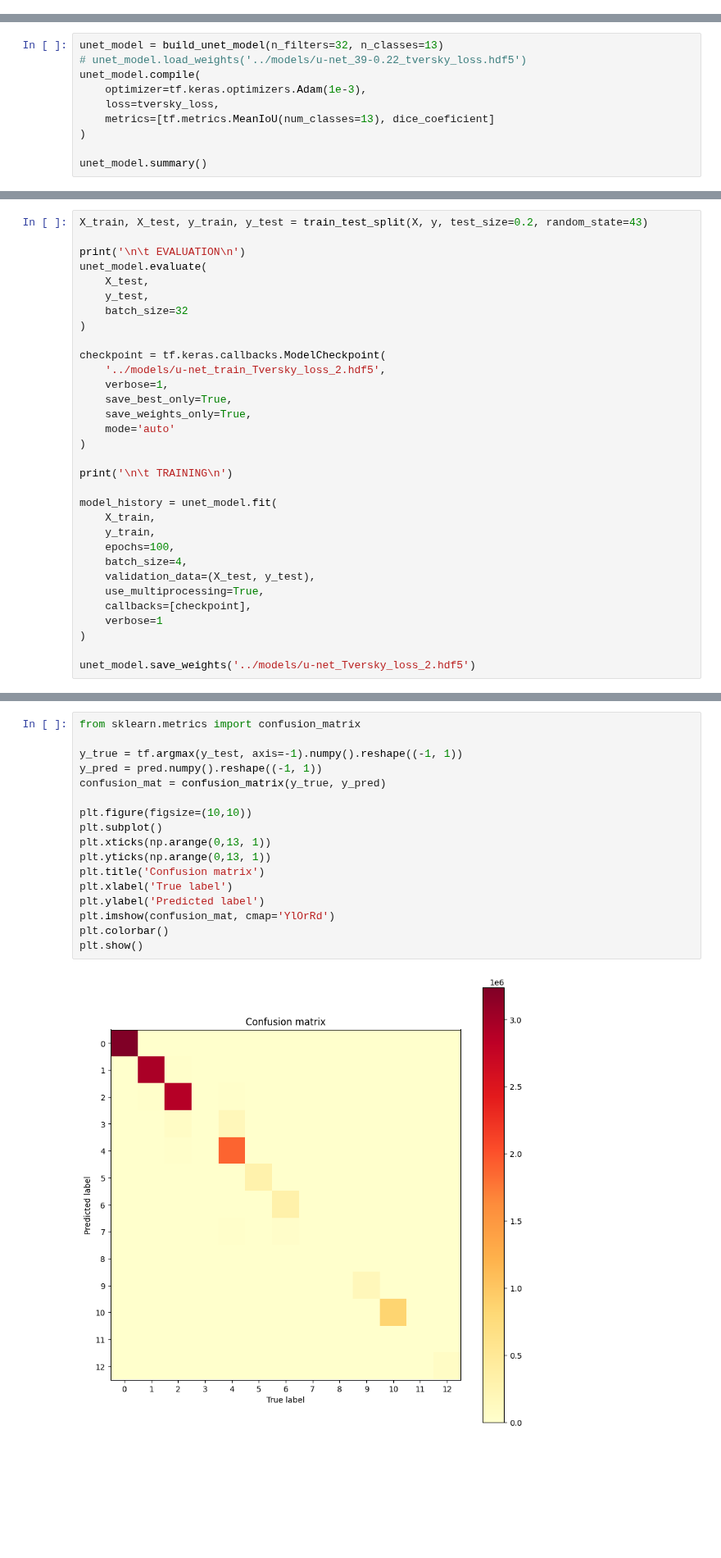
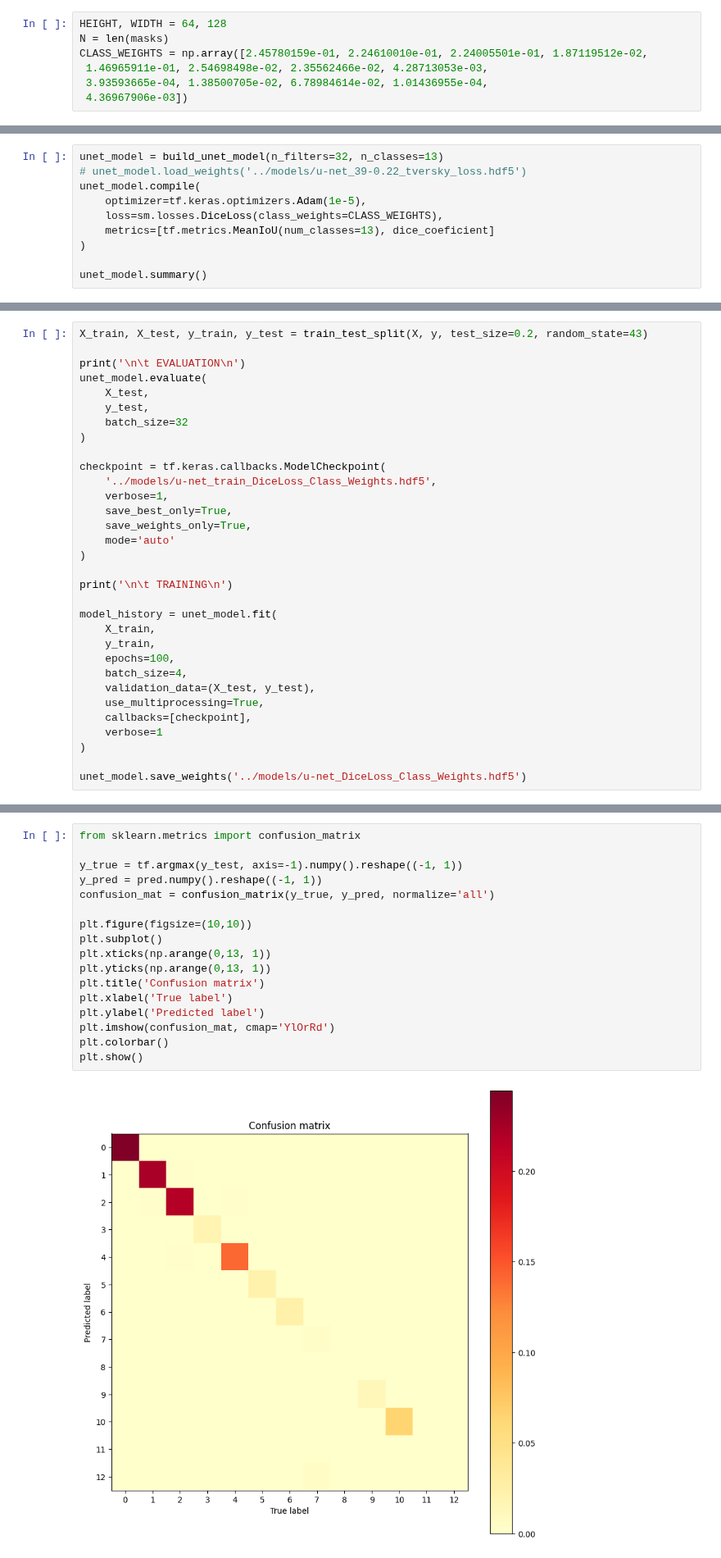
Before and after one commit to alexgmota/TFG-SW-AGM, a Jupyter notebook: src/U-Net_endo_segmentation.ipynb, the cells around one changed output, grey strips where cells are left out. Shown at 82% size. Drawn from its saved outputs; the diff is of its cells as text; blank space fills up the shorter version.

Commit message:
Model trained with Dice loss and class weights

```diff
--- a/src/U-Net_endo_segmentation.ipynb
+++ b/src/U-Net_endo_segmentation.ipynb
@@ -44,3 +40,10 @@ CLASS_WEIGHTS = [2.36147725e-16, 2.82760796e-16, 2.84288991e-16, 4.07417102e-14,
+# %%
+HEIGHT, WIDTH = 64, 128
+N = len(masks)
+CLASS_WEIGHTS = np.array([2.45780159e-01, 2.24610010e-01, 2.24005501e-01, 1.87119512e-02,
+ 1.46965911e-01, 2.54698498e-02, 2.35562466e-02, 4.28713053e-03,
+ 3.93593665e-04, 1.38500705e-02, 6.78984614e-02, 1.01436955e-04,
+ 4.36967906e-03])
 # %%
 X, y = [], []
 
@@ -258,8 +261,8 @@ def generalized_dice_loss(y_true, y_pred):
 unet_model = build_unet_model(n_filters=32, n_classes=13)
 # unet_model.load_weights('../models/u-net_39-0.22_tversky_loss.hdf5')
 unet_model.compile(
-    optimizer=tf.keras.optimizers.Adam(1e-3),
-    loss=tversky_loss,
+    optimizer=tf.keras.optimizers.Adam(1e-5),
+    loss=sm.losses.DiceLoss(class_weights=CLASS_WEIGHTS),
     metrics=[tf.metrics.MeanIoU(num_classes=13), dice_coeficient]
 )
 
@@ -293,7 +296,7 @@ unet_model.evaluate(
 )
 
 checkpoint = tf.keras.callbacks.ModelCheckpoint(
-    '../models/u-net_train_Tversky_loss_2.hdf5',
+    '../models/u-net_train_DiceLoss_Class_Weights.hdf5',
     verbose=1,
     save_best_only=True,
     save_weights_only=True,
@@ -313,7 +316,7 @@ model_history = unet_model.fit(
     verbose=1
 )
 
-unet_model.save_weights('../models/u-net_Tversky_loss_2.hdf5')
+unet_model.save_weights('../models/u-net_DiceLoss_Class_Weights.hdf5')
 # %% [output]
          EVALUATION
 
@@ -375,22 +380,22 @@ pred = tf.argmax(pred, axis=-1)
 # %%
 from sklearn.metrics import confusion_matrix
 
 y_true = tf.argmax(y_test, axis=-1).numpy().reshape((-1, 1))
 y_pred = pred.numpy().reshape((-1, 1))
-confusion_mat = confusion_matrix(y_true, y_pred)
+confusion_mat = confusion_matrix(y_true, y_pred, normalize='all')
 
 plt.figure(figsize=(10,10))
 plt.subplot()
 plt.xticks(np.arange(0,13, 1))
 plt.yticks(np.arange(0,13, 1))
 plt.title('Confusion matrix')
 plt.xlabel('True label')
 plt.ylabel('Predicted label')
 plt.imshow(confusion_mat, cmap='YlOrRd')
 plt.colorbar()
 plt.show()
 # %% [output]
-[figure, old version]
+[figure, new version]
 # %%
 idx = random.randint(0, len(pred)-1)
 
```
Also changed, not shown: parts of 9 cells of this notebook, 3 other files.
